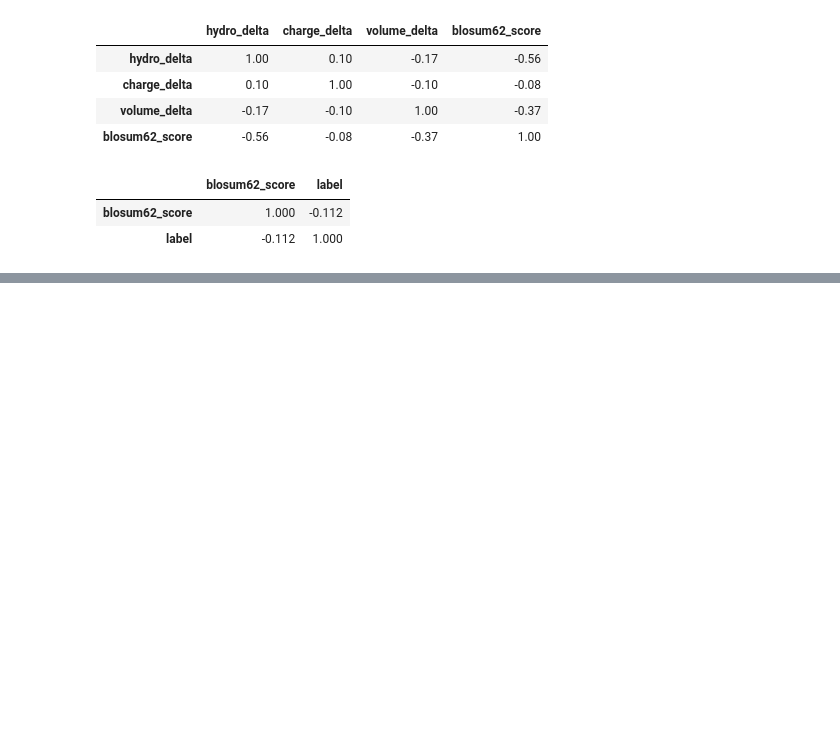
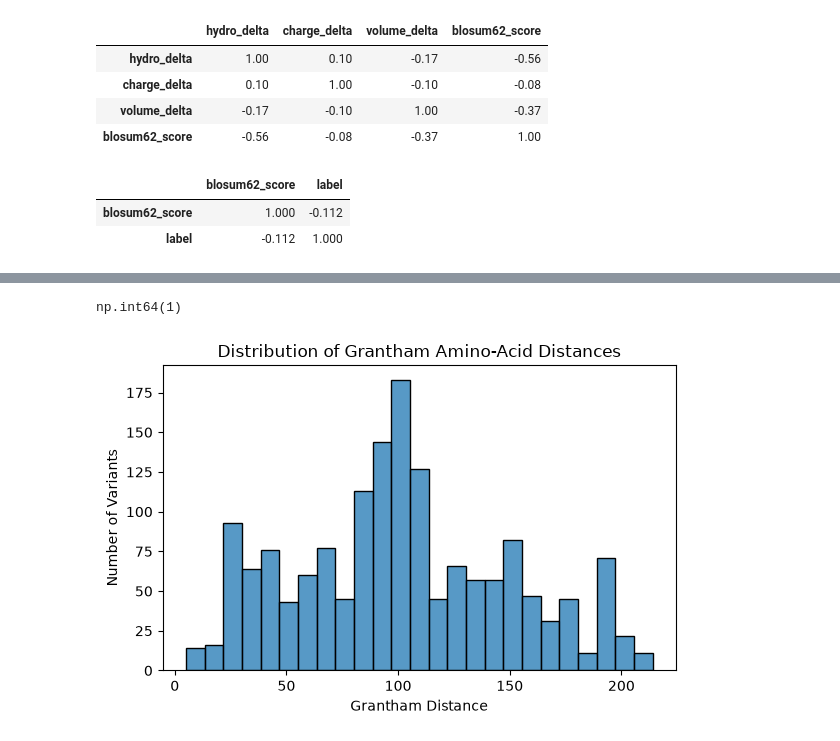
Before and after one commit to mohit-kukrejaa/brca1-risk-prediction, a Jupyter notebook: notebooks/feature_engineering.ipynb, the cells around one changed output, grey strips where cells are left out. Drawn from its saved outputs; the diff is of its cells as text; code cells hidden in the pictures; blank space fills up the shorter version.

```diff
--- a/notebooks/feature_engineering.ipynb
+++ b/notebooks/feature_engineering.ipynb
@@ -318,0 +382,12 @@ df[["blosum62_score", "label"]].corr().round(3)
+# %%
+def calculate_grantham_distance(ref_aa, alt_aa):
+    ref_c, ref_p, ref_v = grantham_properties[ref_aa]
+    alt_c, alt_p, alt_v = grantham_properties[alt_aa]
+
+    composition_diff = ref_c - alt_c
+    polarity_diff = ref_p - alt_p
+    volume_diff = ref_v - alt_v
+
+    distance = 50.723 * (1.833 * composition_diff**2+ 0.1018 * polarity_diff**2+ 0.000399 * volume_diff**2) ** 0.5
+
+    return round(distance)
@@ -318,0 +406,2 @@ df[["blosum62_score", "label"]].corr().round(3)
+# %%
+df["grantham_distance"] = [calculate_grantham_distance(ref, alt)for ref, alt in zip(df["ref_aa"], df["alt_aa"])]
@@ -318,0 +442,14 @@ df[["blosum62_score", "label"]].corr().round(3)
+# %%
+df.groupby(["ref_aa", "alt_aa"])["grantham_distance"].nunique().max()
+# %% [output]
+np.int64(1)
+# %%
+plt.figure(figsize=(6, 4))
+sns.histplot(data=df,x="grantham_distance",bins=25)
+plt.xlabel("Grantham Distance")
+plt.ylabel("Number of Variants")
+plt.title("Distribution of Grantham Amino-Acid Distances")
+plt.tight_layout()
+plt.show()
+# %% [output]
+[figure, added]
```
Also changed, not shown: parts of 36 cells of this notebook, 15 other files.
